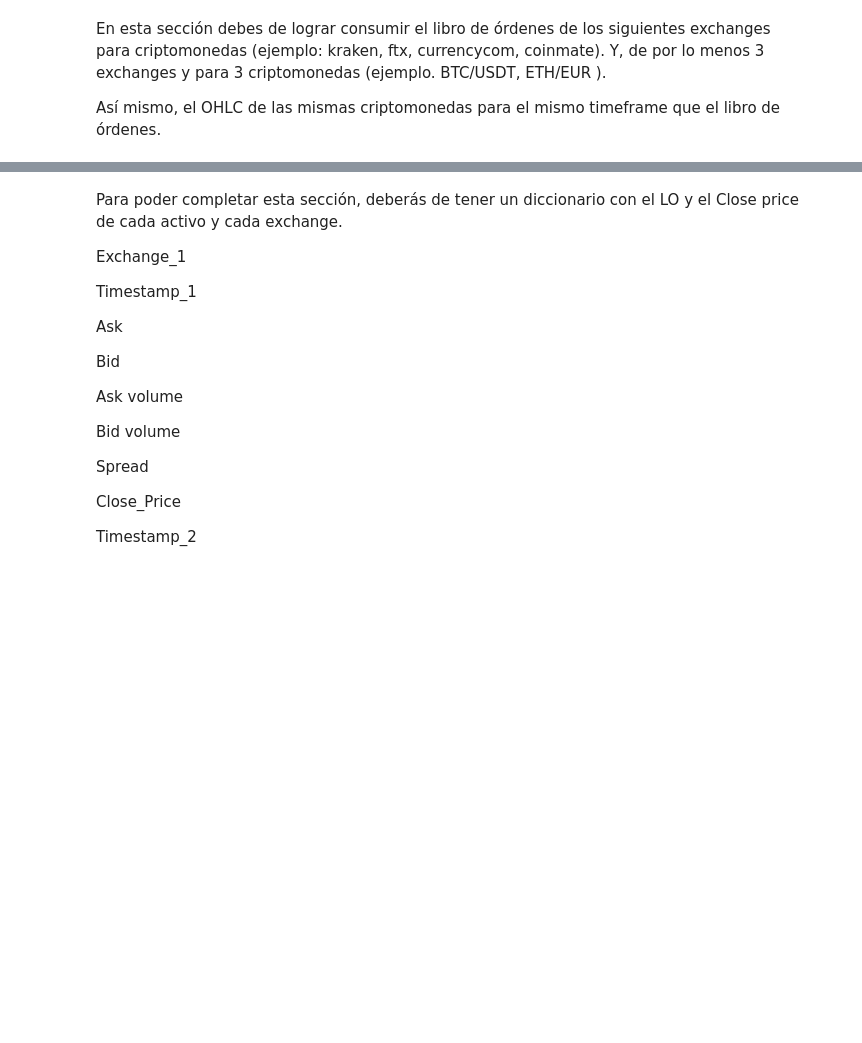
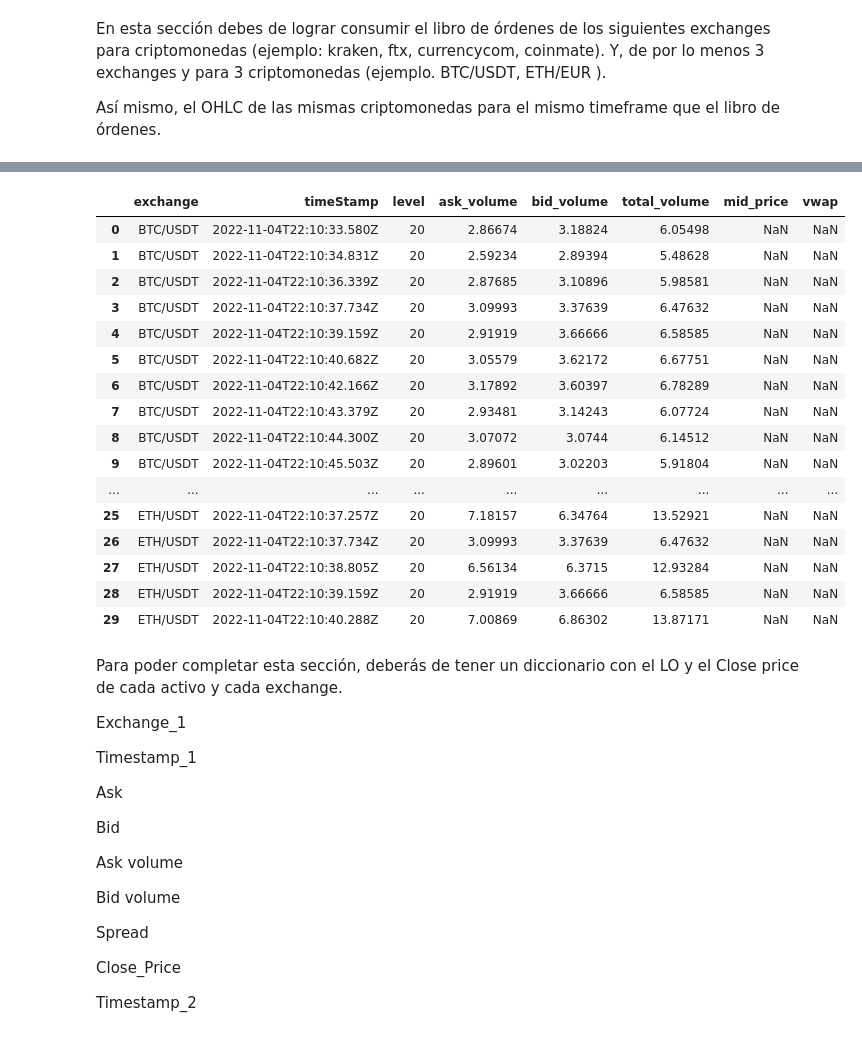
Before and after one commit to DayanaNavarro/Lab4_MYST, a Jupyter notebook: Borrador_lab4.ipynb, the cells around one changed output, grey strips where cells are left out. Saved outputs shown, nothing was run; the diff lists cells and outputs as text; code cells hidden in the pictures; blank space fills up the shorter version.

Commit message:
dataframe y avance en dict

```diff
--- a/Borrador_lab4.ipynb
+++ b/Borrador_lab4.ipynb
@@ -11,17 +11,24 @@ En esta sección debes de lograr consumir el libro de órdenes de los siguientes
 
 Así mismo, el OHLC de las mismas criptomonedas para el mismo timeframe que el libro de órdenes.
 # %%
-# binance = ccxt.bitmart()
-# #exchanges=['BTC/USDT','LTC/BTC']
-# exchanges='BTC/USDT'
-# seconds=10
-# def order_book(binance,exchanges):
-#     time,time_f=datetime.now(),0
-#     bi_btc_ob,ob = [],[]
-# #     for i in range(len(exchanges)-1):
-#     while time_f<=seconds:#3600
-#         for i in range(seconds):
-#             ob.append(binance.fetch_order_book(exchanges,limit=20))
-#         time_f=(datetime.now()-time).total_seconds()
-#         #bi_btc_ob.append(binance.fetch_order_book(exchange),limit=20)
-#     return ob
+exchanges=['BTC/USDT','LTC/BTC','ETH/USDT']
+seconds=10
+binance = ccxt.bitmart()
+def order_book(exchanges,seconds,binance):
+    time,time_f,ob=datetime.now(),0,[]
+    #Ciclo que concatena los 3 cryptos en durante tiempo en segundos
+    while time_f<=seconds:#3600
+        for i in range(seconds):
+            for j in exchanges:
+                ob.append(binance.fetch_order_book(j,limit=20))
+        time_f=(datetime.now()-time).total_seconds()
+    ex_num=[[],[],[]]
+    #separarlo por crypto
+    for data in ob:
+            if data['symbol']==exchanges[0]:
+                ex_num[0].append(data)
+            if data['symbol']==exchanges[1]:
+                ex_num[1].append(data)
+            else:
+                ex_num[2].append(data)
+    return ex_num
@@ -81,8 +35,2 @@ def order_book(exchanges,seconds,binance):
 # %%
 ccxtdata=order_book(exchanges,seconds,binance)
-# %%
-volb=[[],[],[]]
-for j in range(len(volb)):
-    for i in range(len(ccxtdata[2][j])):
-        volb[j].append(ccxtdata[2][j][i][1])
-volb[1]
@@ -127,3 +90,25 @@ ccxtdata[2][1]
+# %%
+va1=verifavance1(ccxtdata,exchanges)
+# %%
+va1
+# %% [output]
+|  | exchange | timeStamp | level | ask_volume | bid_volume | total_volume | mid_price | vwap |
+| 0 | BTC/USDT | 2022-11-04T22:10:33.580Z | 20 | 2.86674 | 3.18824 | 6.05498 | NaN | NaN |
+| 1 | BTC/USDT | 2022-11-04T22:10:34.831Z | 20 | 2.59234 | 2.89394 | 5.48628 | NaN | NaN |
+| 2 | BTC/USDT | 2022-11-04T22:10:36.339Z | 20 | 2.87685 | 3.10896 | 5.98581 | NaN | NaN |
+| 3 | BTC/USDT | 2022-11-04T22:10:37.734Z | 20 | 3.09993 | 3.37639 | 6.47632 | NaN | NaN |
+| 4 | BTC/USDT | 2022-11-04T22:10:39.159Z | 20 | 2.91919 | 3.66666 | 6.58585 | NaN | NaN |
+| 5 | BTC/USDT | 2022-11-04T22:10:40.682Z | 20 | 3.05579 | 3.62172 | 6.67751 | NaN | NaN |
+| 6 | BTC/USDT | 2022-11-04T22:10:42.166Z | 20 | 3.17892 | 3.60397 | 6.78289 | NaN | NaN |
+| 7 | BTC/USDT | 2022-11-04T22:10:43.379Z | 20 | 2.93481 | 3.14243 | 6.07724 | NaN | NaN |
+| 8 | BTC/USDT | 2022-11-04T22:10:44.300Z | 20 | 3.07072 | 3.0744 | 6.14512 | NaN | NaN |
+| 9 | BTC/USDT | 2022-11-04T22:10:45.503Z | 20 | 2.89601 | 3.02203 | 5.91804 | NaN | NaN |
+| ... | ... | ... | ... | ... | ... | ... | ... | ... |
+| 25 | ETH/USDT | 2022-11-04T22:10:37.257Z | 20 | 7.18157 | 6.34764 | 13.52921 | NaN | NaN |
+| 26 | ETH/USDT | 2022-11-04T22:10:37.734Z | 20 | 3.09993 | 3.37639 | 6.47632 | NaN | NaN |
+| 27 | ETH/USDT | 2022-11-04T22:10:38.805Z | 20 | 6.56134 | 6.3715 | 12.93284 | NaN | NaN |
+| 28 | ETH/USDT | 2022-11-04T22:10:39.159Z | 20 | 2.91919 | 3.66666 | 6.58585 | NaN | NaN |
+| 29 | ETH/USDT | 2022-11-04T22:10:40.288Z | 20 | 7.00869 | 6.86302 | 13.87171 | NaN | NaN |
 # %% [markdown]
 Para poder completar esta sección, deberás de tener un diccionario con el LO y el Close price de cada activo y cada exchange.
 
```
Also changed, not shown: parts of 5 cells of this notebook.
